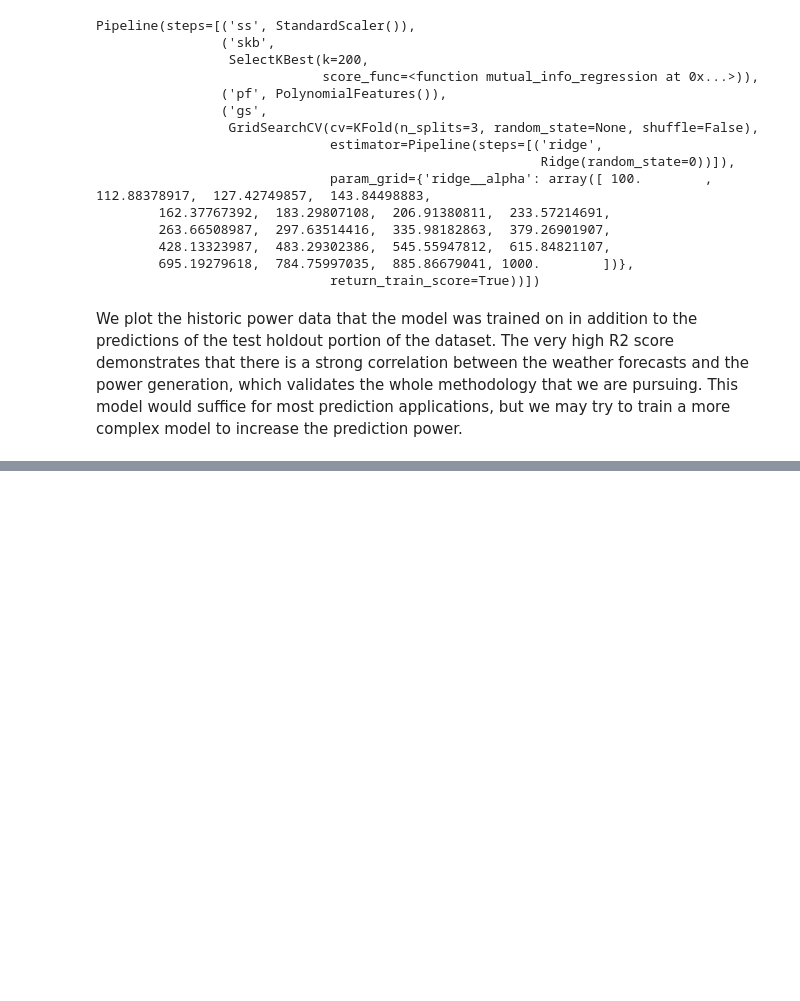
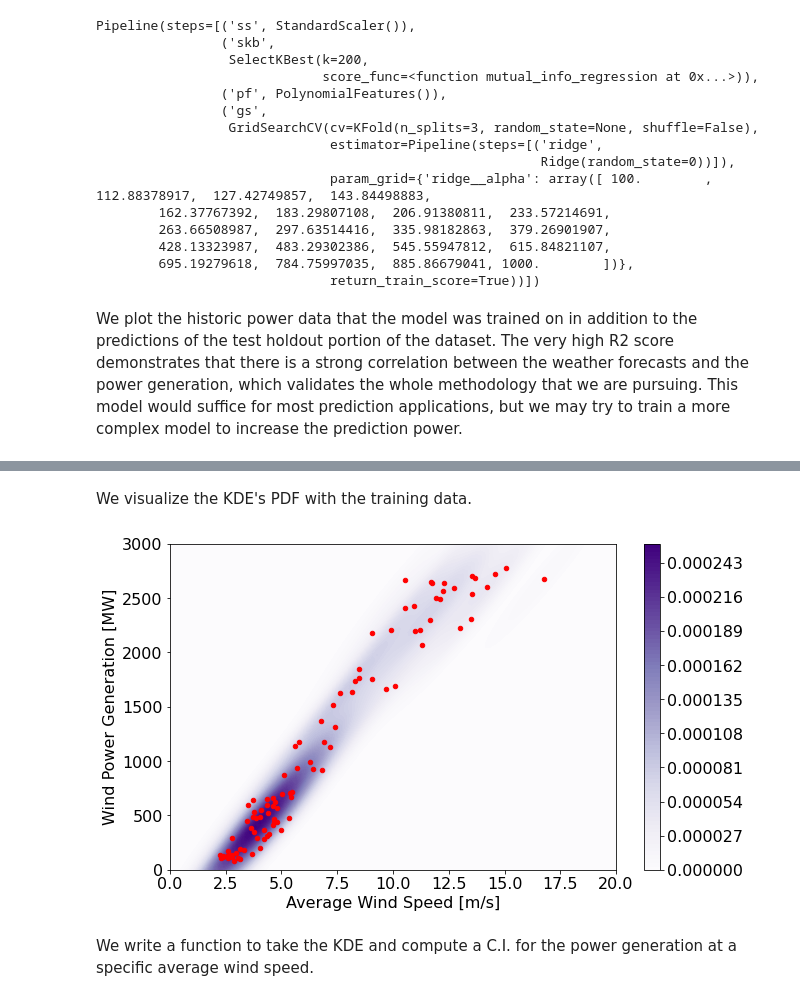
Before and after one commit to mvenkat6/wind-power-predictor, a Jupyter notebook: Enhancement.ipynb, the cells around one changed output, grey strips where cells are left out. Cells and saved outputs as stored; diff of their text form; code cells hidden in the pictures; blank space fills up the shorter version.

```diff
--- a/Enhancement.ipynb
+++ b/Enhancement.ipynb
@@ -69,0 +72,26 @@ plt.annotate("Test Data R2 score: {:.04f}".format(model.score(X_test, y_test)),
+# %%
+from scipy.stats import gaussian_kde
+
+X_vel_avg = X[[col for col in X.columns if "vel" in col]].mean(axis=1).to_numpy()
+X_vel_avg_train, X_vel_avg_test, y_train, y_test = train_test_split(X_vel_avg, y, test_size=1/3, shuffle=False)
+
+X_kde = np.vstack((X_vel_avg_train, y_train))
+
+KDE = gaussian_kde(X_kde)
+# %% [markdown]
+We visualize the KDE's PDF with the training data.
+# %%
+plt.figure(figsize=(10,6))
+gridx, gridy = np.meshgrid(np.linspace(0, 20, 100), np.linspace(0, 3000, 100))
+grid = np.vstack((gridx.ravel(), gridy.ravel()))
+plt.contourf(gridx, gridy, KDE(grid).reshape(gridx.shape), levels=100, cmap="Purples")
+plt.colorbar().ax.tick_params(labelsize=16)
+plt.scatter(X_kde[0,:], X_kde[1,:], color="red", s=20, label="Training Data")
+plt.xticks(fontsize=16)
+plt.yticks(fontsize=16)
+plt.xlabel("Average Wind Speed [m/s]", fontsize=16)
+plt.ylabel("Wind Power Generation [MW]", fontsize=16);
+# %% [output]
+[figure, added]
+# %% [markdown]
+We write a function to take the KDE and compute a C.I. for the power generation at a specific average wind speed.
```
Also changed, not shown: parts of 5 cells of this notebook.
